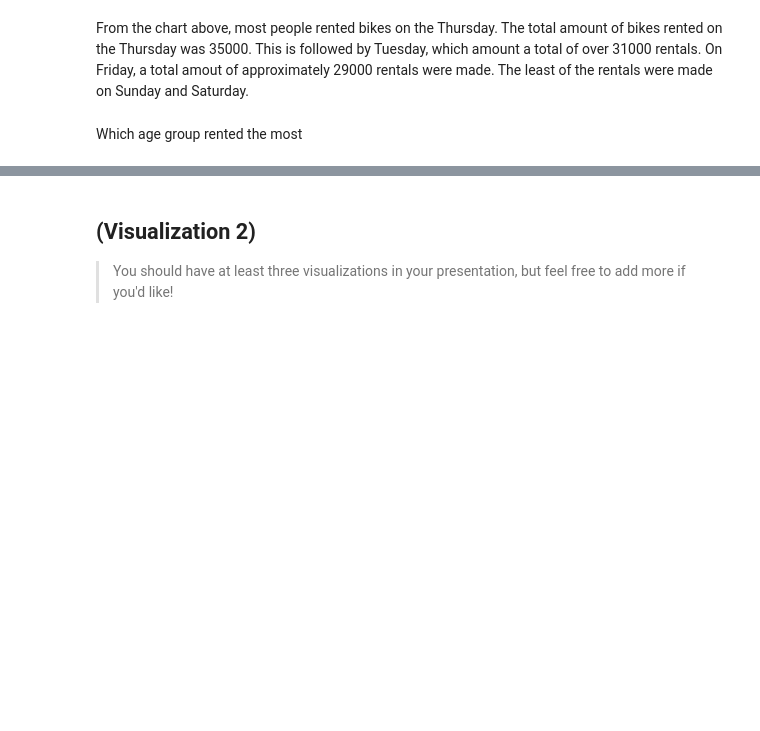
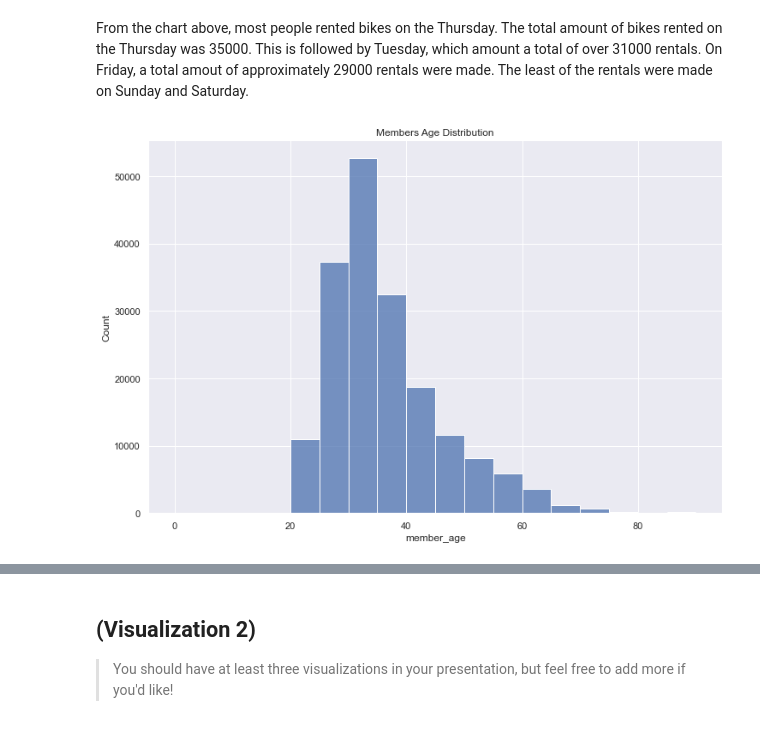
Before and after one commit to Eben-Success/Udacity_Data_Analysis_Projects, a Jupyter notebook: Project 3/notebook.ipynb, the cells around one changed output, grey strips where cells are left out. Saved outputs shown, nothing was run; the diff lists cells and outputs as text; code cells hidden in the pictures; blank space fills up the shorter version.

```diff
--- a/Project 3/notebook.ipynb
+++ b/Project 3/notebook.ipynb
@@ -406,5 +408,12 @@ sn.countplot(df['start_day'])
 [figure]
 # %% [markdown]
 From the chart above,  most people rented bikes on the Thursday. The total amount of bikes rented on the Thursday was 35000. This is followed by Tuesday, which amount a total of over 31000 rentals. On Friday,  a total amout of approximately 29000 rentals were made. The least of the rentals were made on Sunday and Saturday.
-# %% [markdown]
-Which age group rented the most
+# %%
+# Exploring the age:
+
+bins = np.arange(0, df['member_age'].max() , 5)
+plt.figure(figsize=[12,8])
+plt.title("Members Age Distribution")
+sn.histplot(df['member_age'], bins=bins);
+# %% [output]
+[figure, added]
```
Also changed, not shown: parts of 26 cells of this notebook.
